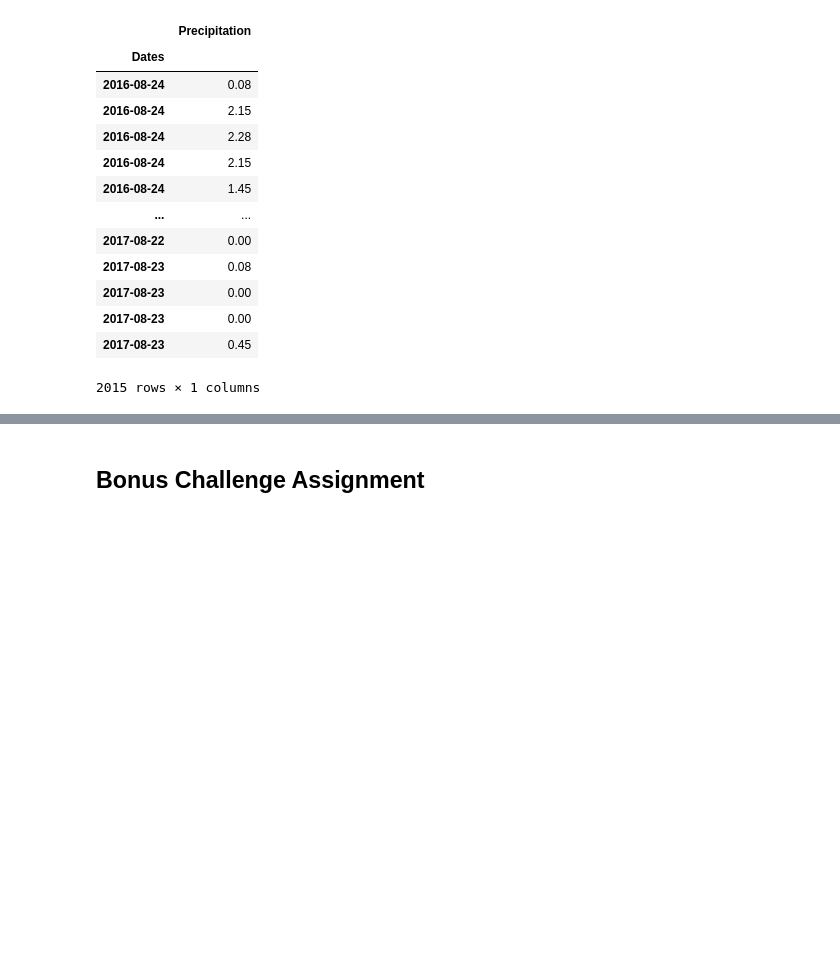
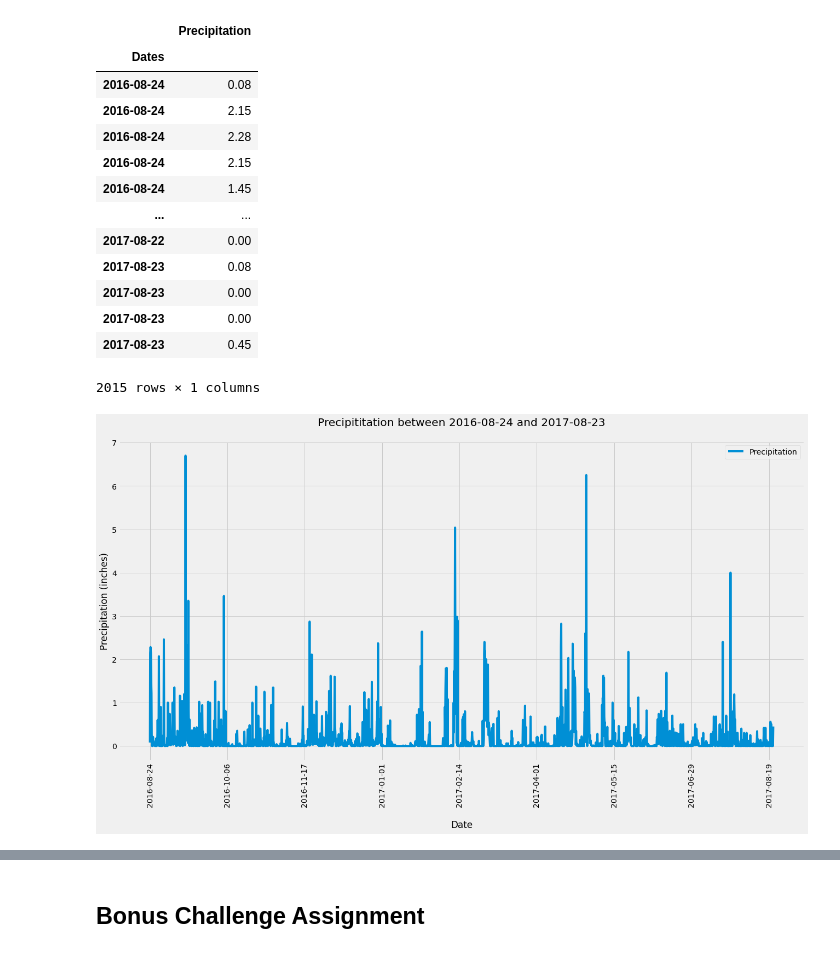
Before and after one commit to Karla-Flores/Sqlalchemy, a Jupyter notebook: climate_starter.ipynb, the cells around one changed output, grey strips where cells are left out. Saved outputs shown, nothing was run; the diff lists cells and outputs as text; code cells hidden in the pictures; blank space fills up the shorter version.

Commit message:
Use Pandas Plotting with Matplotlib to plot the data

```diff
--- a/climate_starter.ipynb
+++ b/climate_starter.ipynb
@@ -124,5 +123,18 @@ df
 | 2017-08-23 | 0.00 |
 | 2017-08-23 | 0.45 |
 2015 rows × 1 columns
+# %%
+# Use Pandas Plotting with Matplotlib to plot the data
+fig, ax= plt.subplots(figsize = (20, 10))
+df.plot(ax = ax)
+ax.set_title('Precipititation between 2016-08-24 and 2017-08-23\n')
+ax.set_ylabel('Precipitation (inches)')
+ax.set_xlabel('\nDate')
+plt.xticks(rotation=90)
+plt.savefig('Images/Image1.png',bbox_inches = 'tight')
+plt.tight_layout
+plt.show()
+# %% [output]
+[figure, added]
 # %%
 # Use Pandas to calcualte the summary statistics for the precipitation data
```
Also changed, not shown: parts of 2 cells of this notebook, 1 other file.
